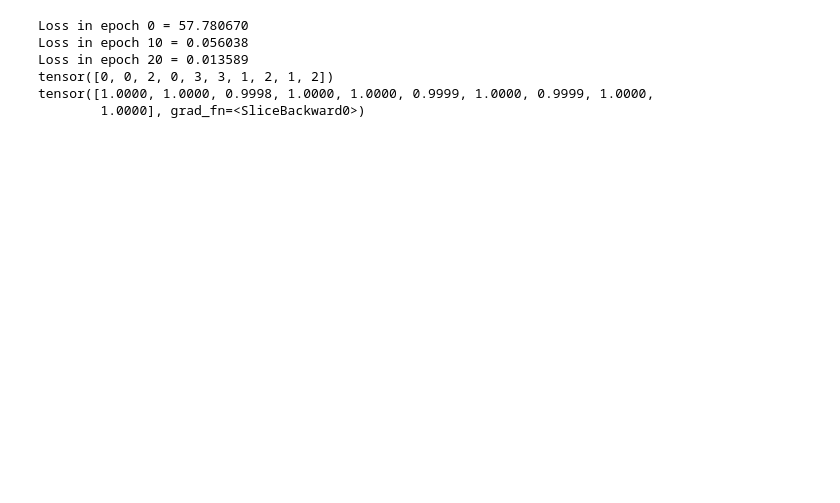
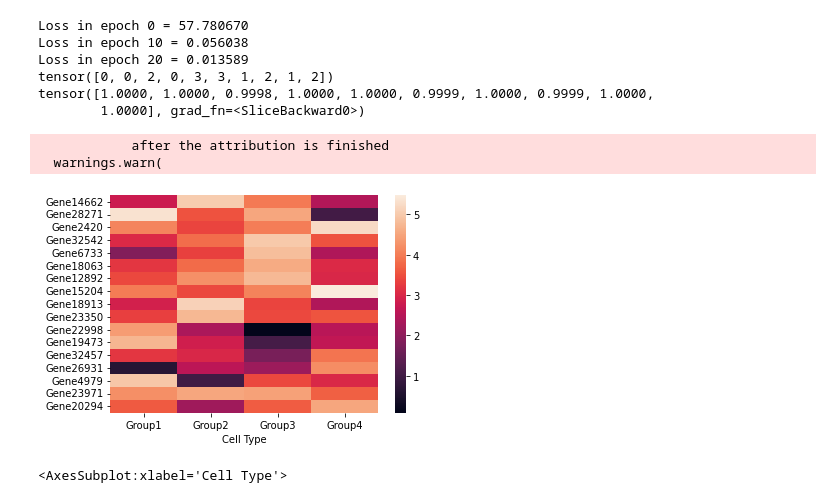
Before and after one commit to lewinsohndp/scSHARP, a Jupyter notebook: visualizations.ipynb, the cells around one changed output. Drawn from its saved outputs; the diff is of its cells as text; code cells hidden in the pictures; blank space fills up the shorter version.

Commit message:
heat map v1

```diff
--- a/visualizations.ipynb
+++ b/visualizations.ipynb
@@ -23,0 +22,10 @@ import seaborn as sns
+# %%
+int_df = sharp.run_interpretation()
+# %% [output]
+            after the attribution is finished
+  warnings.warn(
+# %%
+sharp.heat_map(int_df, n=5)
+# %% [output]
+[figure, added]
+<AxesSubplot:xlabel='Cell Type'>
```
Also changed, not shown: parts of 1 cell of this notebook, 5 other files.
